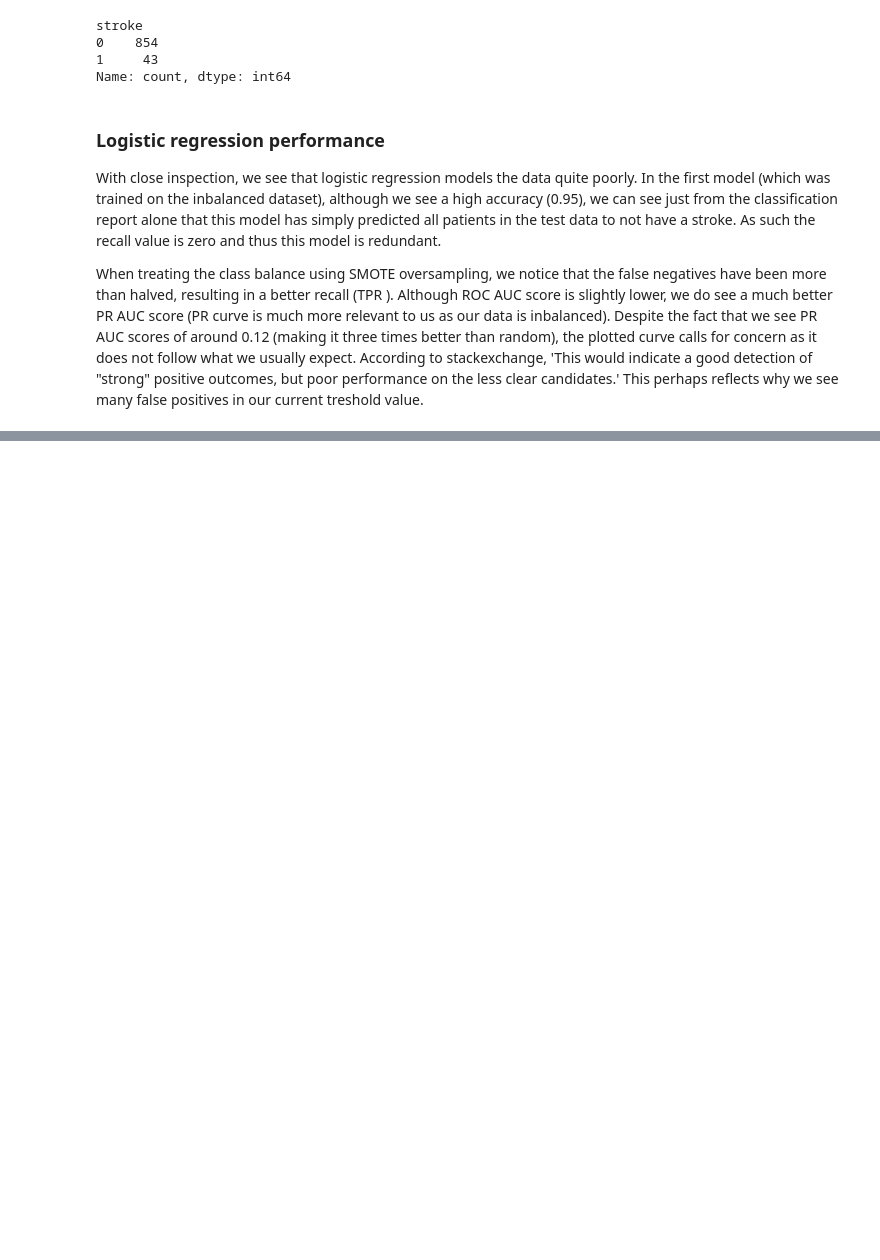
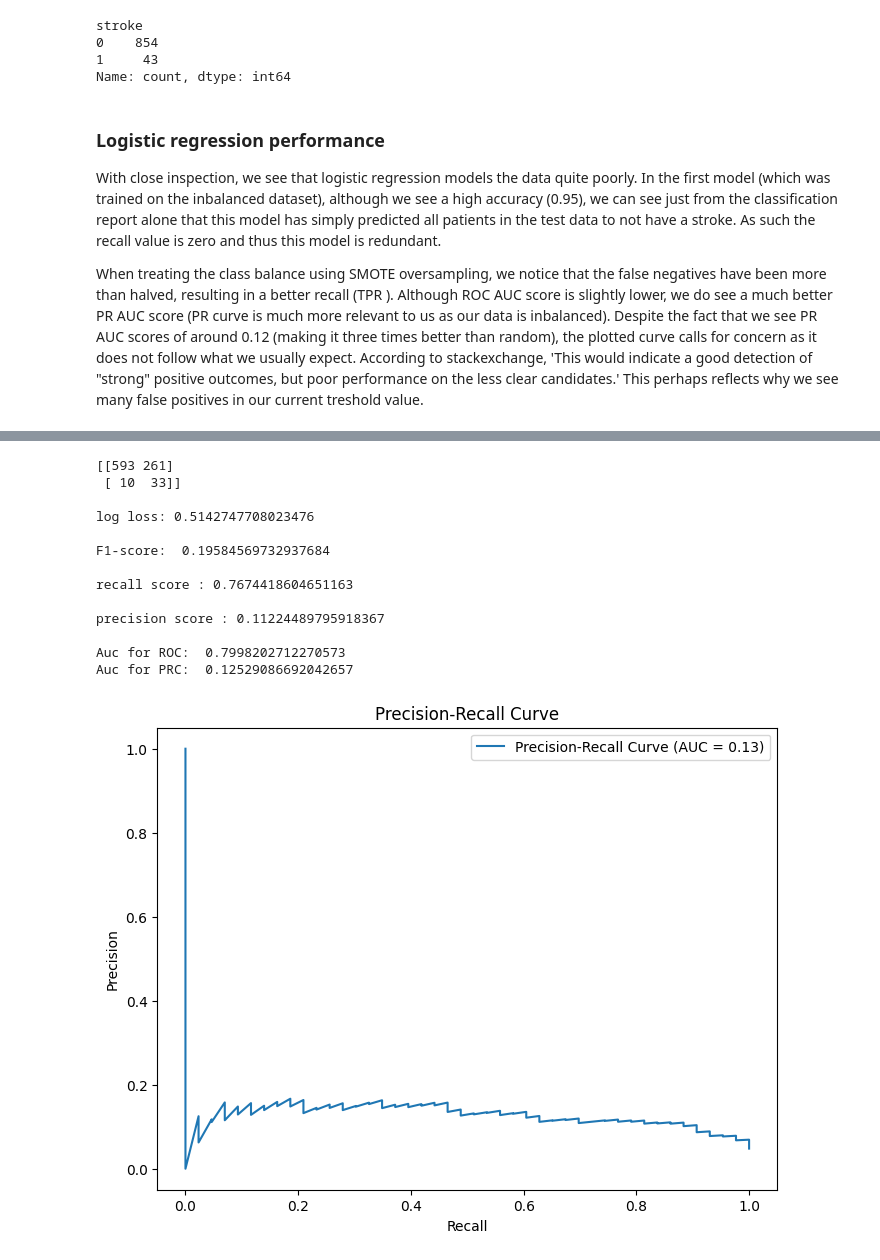
Before and after one commit to rahmanaminoor25/ML-project--stroke, a Jupyter notebook: Classification_project.ipynb, the cells around one changed output, grey strips where cells are left out. Cells and saved outputs as stored; diff of their text form; code cells hidden in the pictures; blank space fills up the shorter version.

Commit message:
svm and logistic complete (need to do writeup)

```diff
--- a/Classification_project.ipynb
+++ b/Classification_project.ipynb
@@ -660,0 +811,63 @@ When treating the class balance using SMOTE oversampling, we notice that the fal
+# %%
+from imblearn.over_sampling import SMOTE,BorderlineSMOTE,ADASYN,SVMSMOTE
+smote3 = SVMSMOTE(sampling_strategy=0.3, random_state=42) #Oversampled with even balance
+
+X_train_resampled4, y_train_resampled4 = smote3.fit_resample(X_train, y_train)
+# %%
+
+# Train a logistic regression model on the pumpkin dataset
+model = LogisticRegression(C=10, class_weight='balanced',
+                                    max_iter=1000, solver='newton-cg',
+                                    tol=0.1)
+model.fit(X_train_resampled4, y_train_resampled4)
+#predictions = model.predict(X_test)
+
+
+# 3. Predict calibrated probabilities on the test set
+probs_test = model.predict_proba(X_test)[:, 1]
+
+# 4. Convert to labels using default threshold
+preds_test = (probs_test >= 0.45).astype(int)
+
+#predictions = model.predict(X_test)
+
+print(confusion_matrix(y_test, preds_test),'\n')
+print('log loss:', log_loss(y_test, probs_test), '\n')
+print('F1-score: ', f1_score(y_test, preds_test),'\n')
+print('recall score :',recall_score(y_test,preds_test),'\n')
+print('precision score :',precision_score(y_test,preds_test),'\n')
+
+
+
+# Calculate AUC scores
+y_scores = model.predict_proba(X_test)
+auc = roc_auc_score(y_test,y_scores[:,1])
+print('Auc for ROC: ',auc)
+
+y_scores = model.predict_proba(X_test)[:, 1]
+precision, recall, thresholds = precision_recall_curve(y_test, y_scores)
+auc_score = sk_auc(recall, precision)
+print('Auc for PRC: ',auc_score,'\n')
+
+plt.figure(figsize=(8, 6))
+plt.plot(recall, precision, label=f'Precision-Recall Curve (AUC = {auc_score:.2f})')
+plt.xlabel('Recall')
+plt.ylabel('Precision')
+plt.title('Precision-Recall Curve')
+plt.legend()
+plt.show()
+# %% [output]
+[[593 261]
+ [ 10  33]]
+
+log loss: 0.5142747708023476
+
+F1-score:  0.19584569732937684
+
+recall score : 0.7674418604651163
+
+precision score : 0.11224489795918367
+
+Auc for ROC:  0.7998202712270573
+Auc for PRC:  0.12529086692042657
+[figure, added]
```
Also changed, not shown: parts of 7 cells of this notebook.
